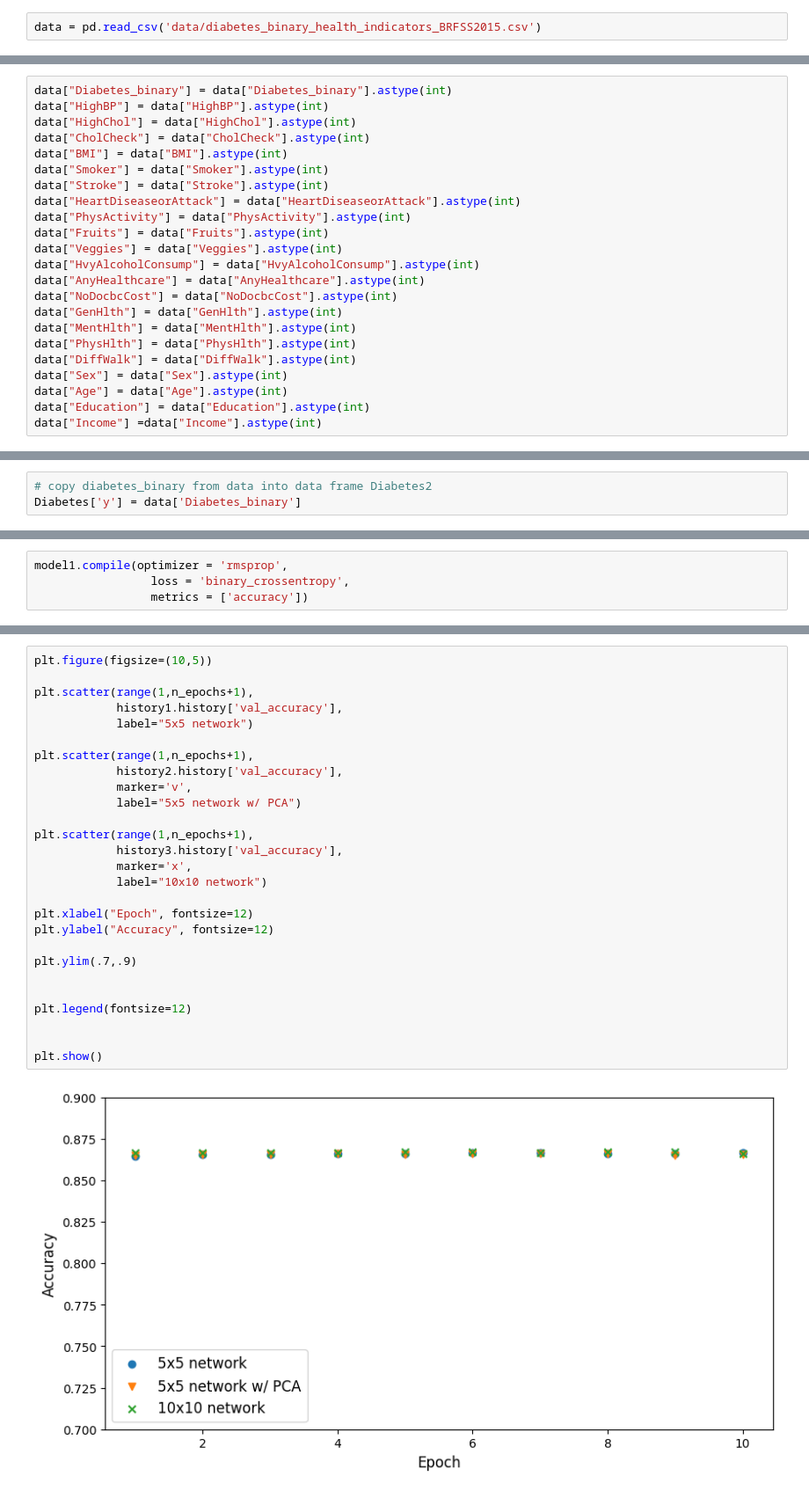
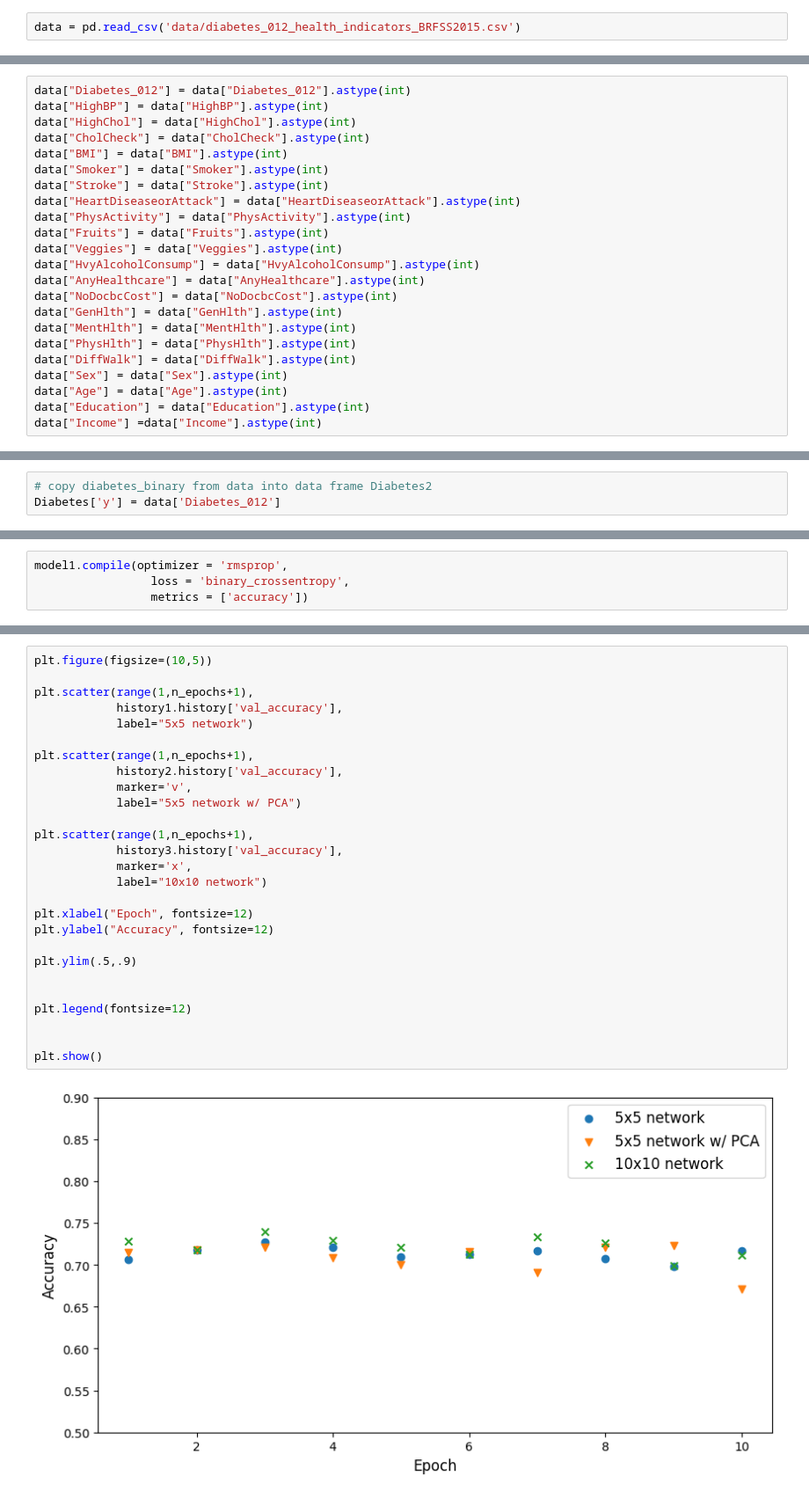
Before and after one commit to chendonna3/diabetes-categorization, a Jupyter notebook: PrelimModel_Plourde.ipynb, the cells around one changed output, grey strips where cells are left out. Shown at 88% size. Cells and saved outputs as stored; diff of their text form.

Commit message:
redid with the 012 data including pre-diabetes

```diff
--- a/PrelimModel_Plourde.ipynb
+++ b/PrelimModel_Plourde.ipynb
@@ -11,4 +18,4 @@ from sklearn.preprocessing import StandardScaler
 # %% [markdown]
 # Setup dataframe and confirm correlations from EDA
 # %%
-data = pd.read_csv('data/diabetes_binary_health_indicators_BRFSS2015.csv')
+data = pd.read_csv('data/diabetes_012_health_indicators_BRFSS2015.csv')
@@ -15,5 +42,5 @@ data = pd.read_csv('data/diabetes_binary_health_indicators_BRFSS2015.csv')
 # %%
-data["Diabetes_binary"] = data["Diabetes_binary"].astype(int)
+data["Diabetes_012"] = data["Diabetes_012"].astype(int)
 data["HighBP"] = data["HighBP"].astype(int)
 data["HighChol"] = data["HighChol"].astype(int)
 data["CholCheck"] = data["CholCheck"].astype(int)
@@ -70,7 +97,7 @@ data.head()
 Diabetes = data[[ 'HighBP', 'PhysHlth', 'DiffWalk', 'BMI', 'GenHlth', 'HighChol', 'HeartDiseaseorAttack', 'Age']]
 # %%
 # copy diabetes_binary from data into data frame Diabetes2
-Diabetes['y'] = data['Diabetes_binary']
+Diabetes['y'] = data['Diabetes_012']
 # %% [output]
 A value is trying to be set on a copy of a slice from a DataFrame.
 Try using .loc[row_indexer,col_indexer] = value instead
@@ -289,32 +313,32 @@ Epoch 10/10
 # %%
 plt.figure(figsize=(10,5))
 
 plt.scatter(range(1,n_epochs+1),
             history1.history['val_accuracy'],
             label="5x5 network")
 
 plt.scatter(range(1,n_epochs+1),
             history2.history['val_accuracy'],
             marker='v',
             label="5x5 network w/ PCA")
 
 plt.scatter(range(1,n_epochs+1),
             history3.history['val_accuracy'],
             marker='x',
             label="10x10 network")
 
 plt.xlabel("Epoch", fontsize=12)
 plt.ylabel("Accuracy", fontsize=12)
 
-plt.ylim(.7,.9)
+plt.ylim(.5,.9)
 
 
 plt.legend(fontsize=12)
 
 
 plt.show()
 # %% [output]
-[figure, old version]
+[figure, new version]
 # %%
 # test models on  Dia_test
 
```
Also changed, not shown: parts of 14 cells of this notebook.
